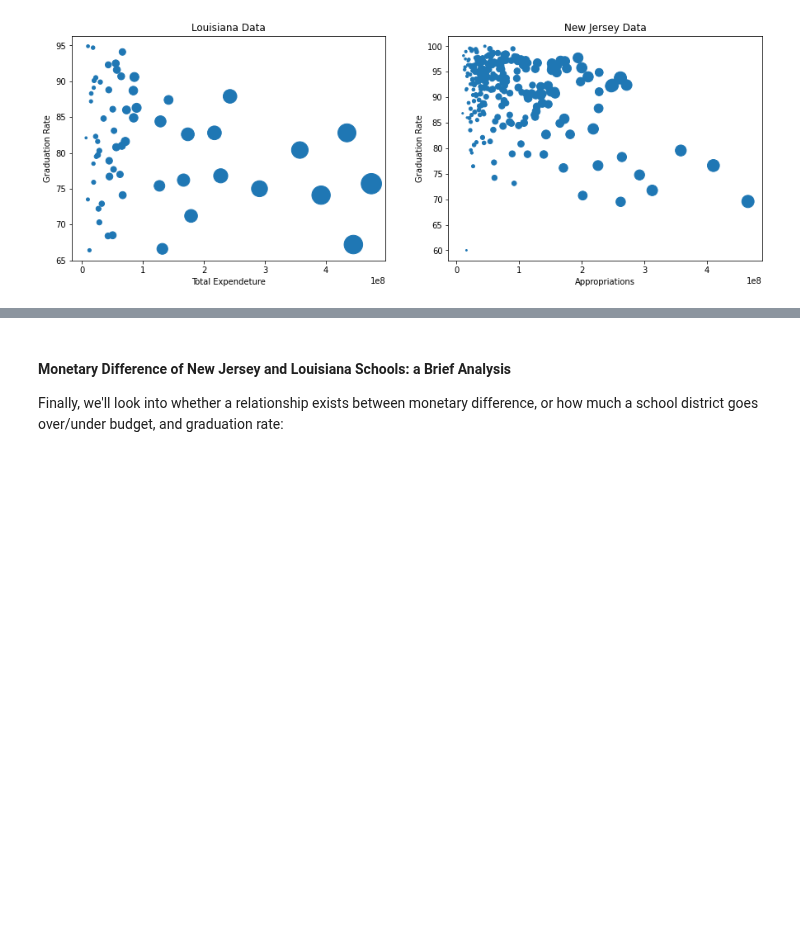
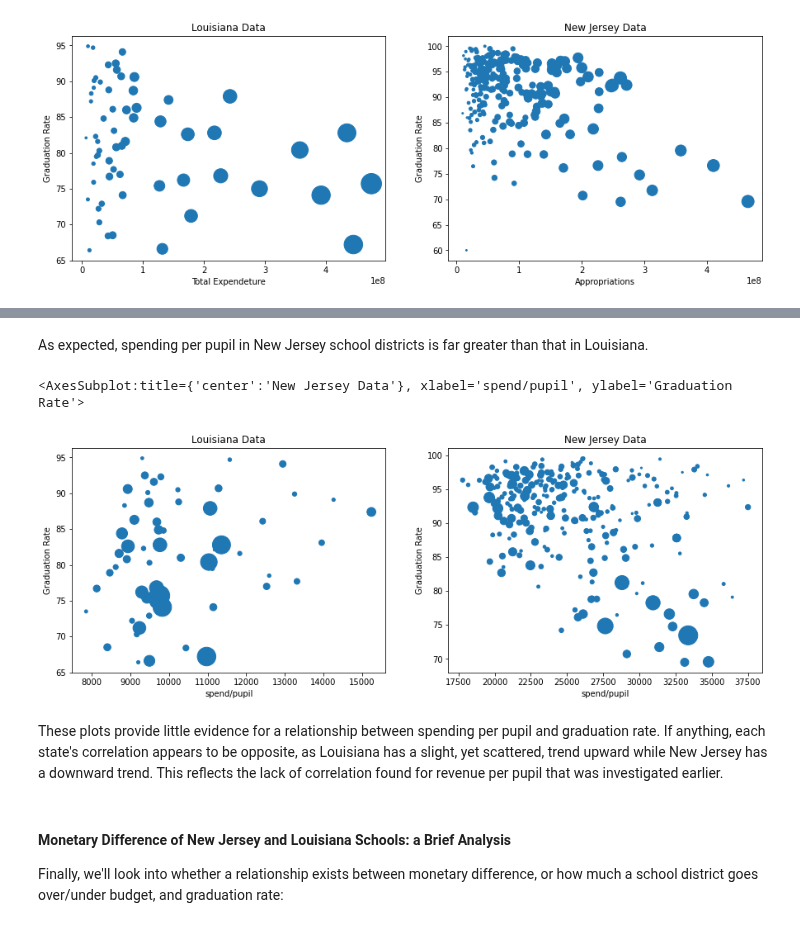
Before and after one commit to NickOuellet/NickOuellet.github.io, a Jupyter notebook: Final_Tutorial.ipynb, the cells around one changed output, grey strips where cells are left out. Cells and saved outputs as stored; diff of their text form; code cells hidden in the pictures; blank space fills up the shorter version.

```diff
--- a/Final_Tutorial.ipynb
+++ b/Final_Tutorial.ipynb
@@ -658,3 +686,23 @@ Before the investigation, the team expected to find evidence for a positive corr
+# %% [markdown]
+As expected, spending per pupil in New Jersey school districts is far greater than that in Louisiana.
+# %%
+def adjustSize(size):
+    return (size**1/800)*10
+
+dfig,dax = plt.subplots(1,2,figsize = (15,5))
+
+# Calculate sizes of plot points based on enrollment size, filtered spending per pupil to remove outliers
+#nj_sizes = nj_combo[nj_combo["Revenue per Pupil"] < 30000]["Enrollment"].map(adjustSize)
+nj_sizes = nj_finances[nj_finances["spend/pupil"] < 40000]["Enrollment"].map(adjustSize)
+la_sizes = la_df["Total Students"].map(adjustSize)
+
+la_df.plot.scatter(x="spend/pupil", y="Graduation Rate", s=la_sizes,title="Louisiana Data",ax = dax[0])
+nj_finances[nj_finances["spend/pupil"] < 40000].plot.scatter(x="spend/pupil", y="Graduation Rate", s=nj_sizes, title="New Jersey Data",ax=dax[1])
+# %% [output]
+<AxesSubplot:title={'center':'New Jersey Data'}, xlabel='spend/pupil', ylabel='Graduation Rate'>
+[figure, added]
+# %% [markdown]
+These plots provide little evidence for a relationship between spending per pupil and graduation rate. If anything, each state's correlation appears to be opposite, as Louisiana has a slight, yet scattered, trend upward while New Jersey has a downward trend. This reflects the lack of correlation found for revenue per pupil that was investigated earlier.
 # %% [markdown]
 #### Monetary Difference of New Jersey and Louisiana Schools: a Brief Analysis
 Finally, we'll look into whether a relationship exists between monetary difference, or how much a school district goes over/under budget, and graduation rate:
```
Also changed, not shown: parts of 7 cells of this notebook, 2 other files.
